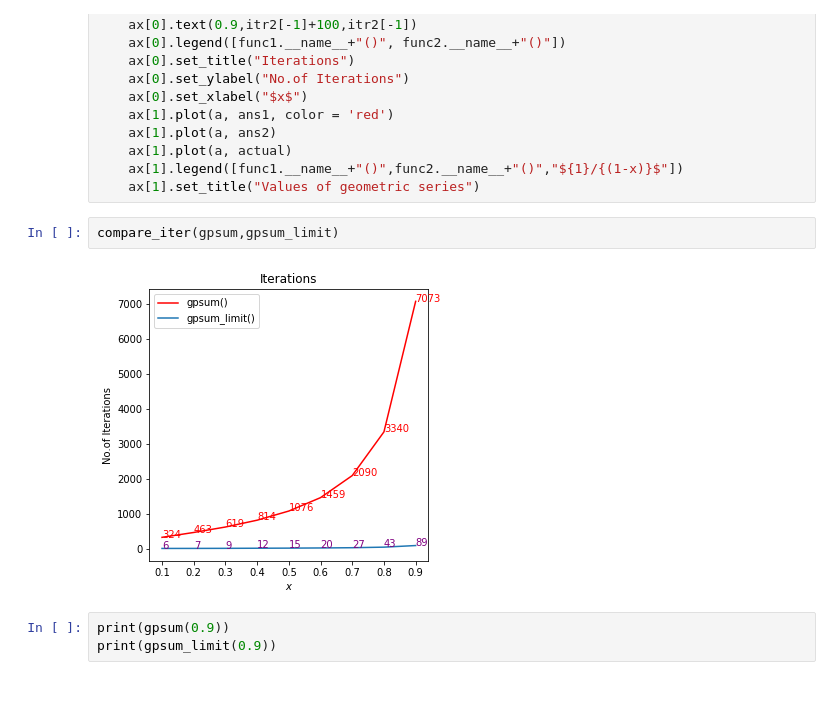
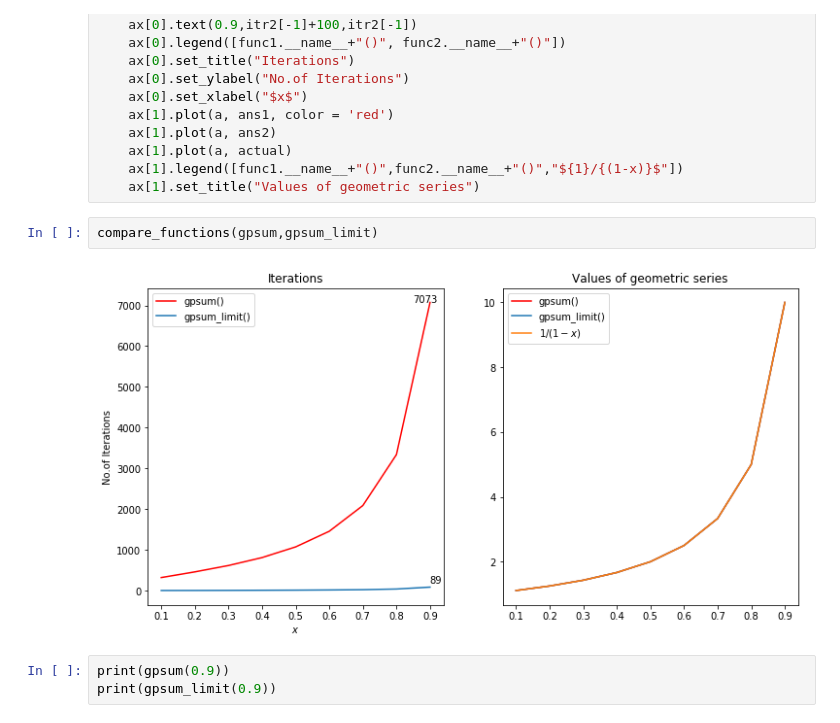
Before and after one commit to ShwetaBarge/PythonForDataScience, a Jupyter notebook: Taylor Series.ipynb, the cells around one changed output. Cells and saved outputs as stored; diff of their text form; blank space fills up the shorter version.

```diff
--- a/Taylor Series.ipynb
+++ b/Taylor Series.ipynb
@@ -377,9 +374,9 @@ def compare_functions(func1,func2):
     ax[1].legend([func1.__name__+"()",func2.__name__+"()","${1}/{(1-x)}$"])
     ax[1].set_title("Values of geometric series")
 # %%
-compare_iter(gpsum,gpsum_limit)
+compare_functions(gpsum,gpsum_limit)
 # %% [output]
-[figure, old version]
+[figure, new version]
 # %%
 print(gpsum(0.9))
 print(gpsum_limit(0.9))
```
Also changed, not shown: parts of 23 cells of this notebook.
